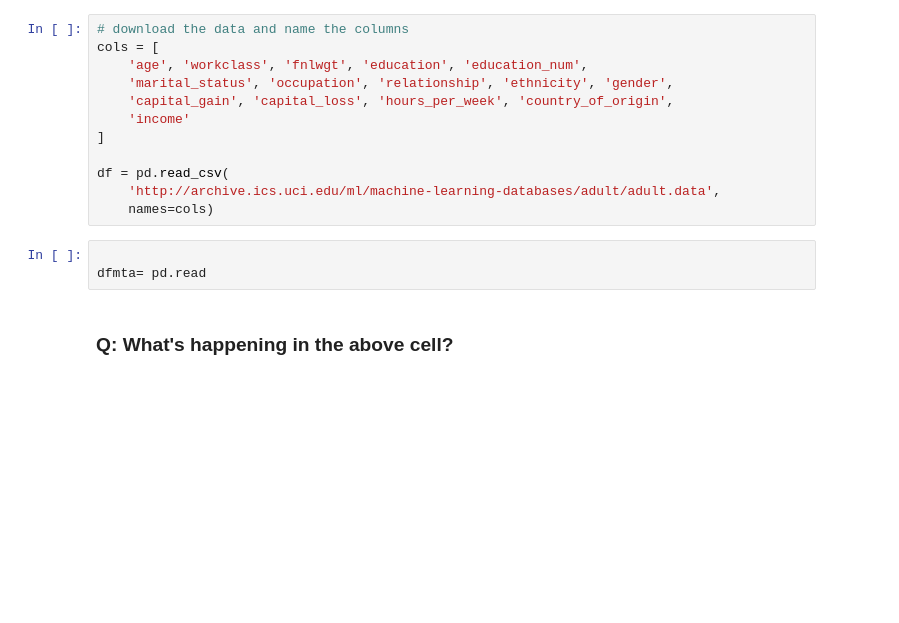
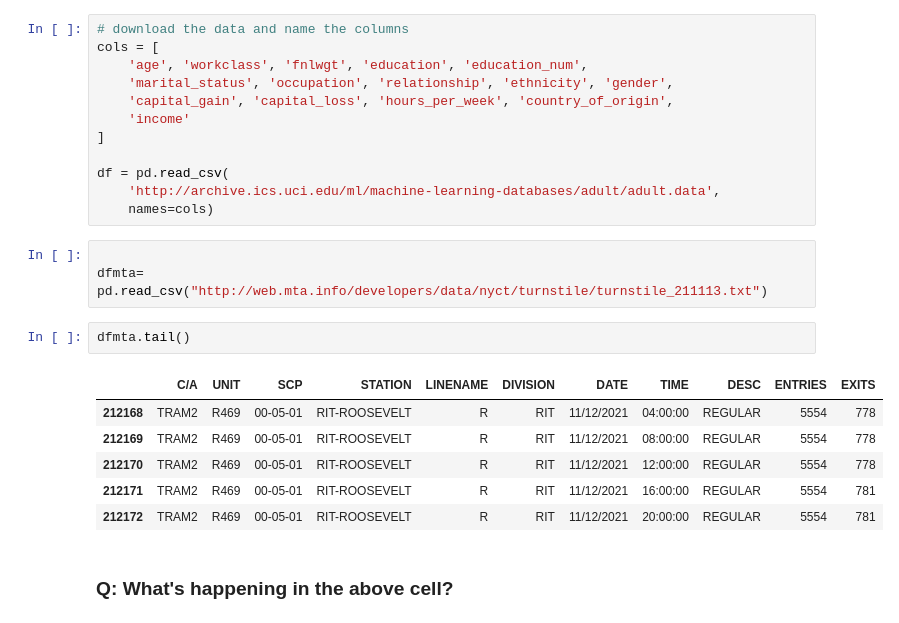
Before and after one commit to FNafisa/T5-Bootcamp, a Jupyter notebook: BPM_Prework/lessons/17_pandas/intro_to_pandas.ipynb, the cells around one changed output. Cells and saved outputs as stored; diff of their text form; blank space fills up the shorter version.

```diff
--- a/BPM_Prework/lessons/17_pandas/intro_to_pandas.ipynb
+++ b/BPM_Prework/lessons/17_pandas/intro_to_pandas.ipynb
@@ -238,9 +238,18 @@ cols = [
 df = pd.read_csv(
     'http://archive.ics.uci.edu/ml/machine-learning-databases/adult/adult.data',
     names=cols)
-# %%
-
-dfmta= pd.read
+# %%
+
+dfmta= pd.read_csv("http://web.mta.info/developers/data/nyct/turnstile/turnstile_211113.txt")
+# %%
+dfmta.tail()
+# %% [output]
+|  | C/A | UNIT | SCP | STATION | LINENAME | DIVISION | DATE | TIME | DESC | ENTRIES | EXITS |
+| 212168 | TRAM2 | R469 | 00-05-01 | RIT-ROOSEVELT | R | RIT | 11/12/2021 | 04:00:00 | REGULAR | 5554 | 778 |
+| 212169 | TRAM2 | R469 | 00-05-01 | RIT-ROOSEVELT | R | RIT | 11/12/2021 | 08:00:00 | REGULAR | 5554 | 778 |
+| 212170 | TRAM2 | R469 | 00-05-01 | RIT-ROOSEVELT | R | RIT | 11/12/2021 | 12:00:00 | REGULAR | 5554 | 778 |
+| 212171 | TRAM2 | R469 | 00-05-01 | RIT-ROOSEVELT | R | RIT | 11/12/2021 | 16:00:00 | REGULAR | 5554 | 781 |
+| 212172 | TRAM2 | R469 | 00-05-01 | RIT-ROOSEVELT | R | RIT | 11/12/2021 | 20:00:00 | REGULAR | 5554 | 781 |
 # %% [markdown]
 ### Q: What's happening in the above cell?
 # %%
```
Also changed, not shown: parts of 17 cells of this notebook, 3 other files.
